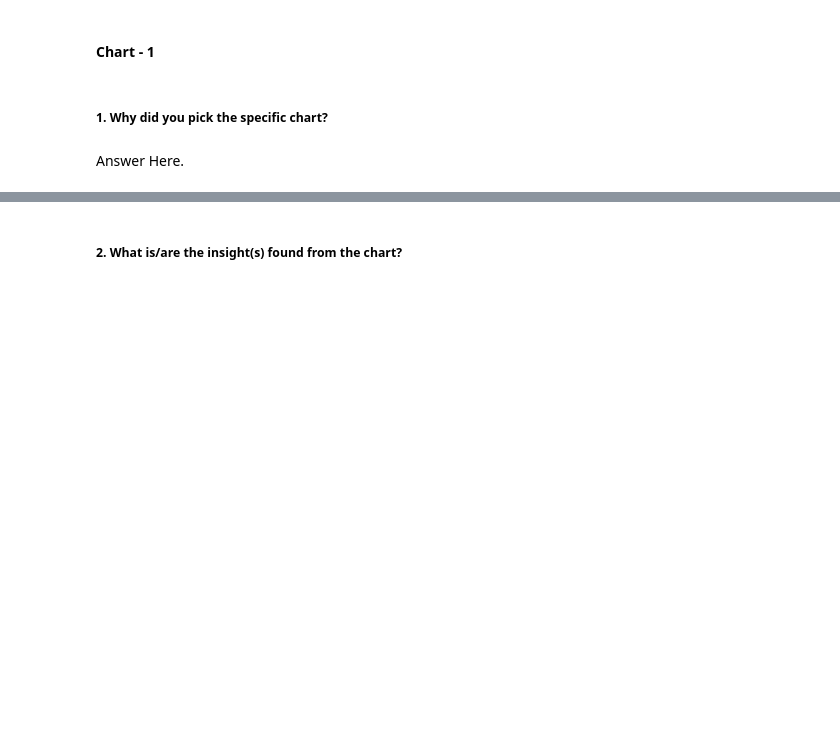
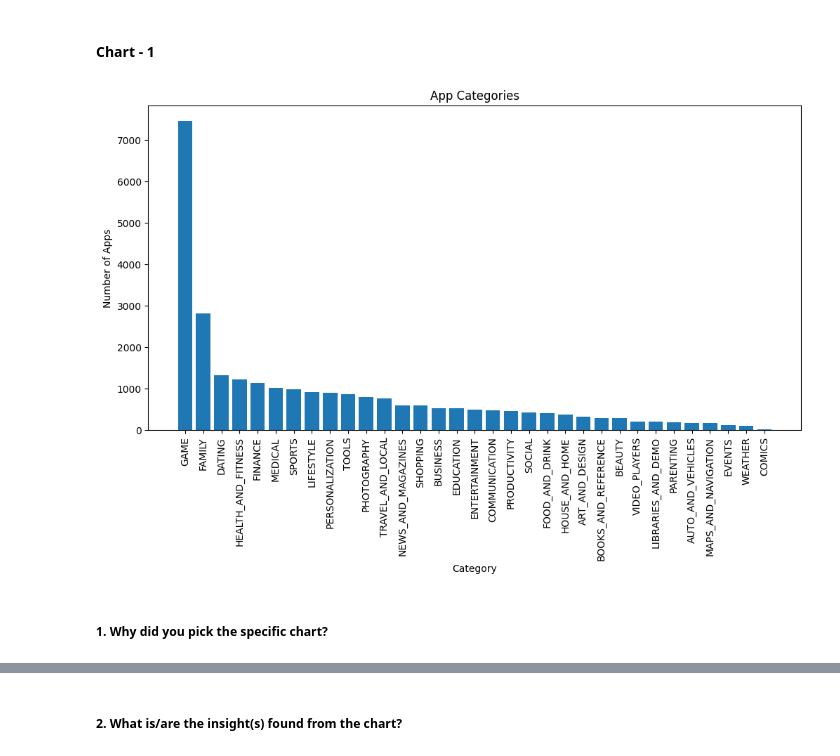
Before and after one commit to Mostaqul143/Playstore-App-Review-Analysis, a Jupyter notebook: EDA Submission Template.ipynb, the cells around one changed output, grey strips where cells are left out. Saved outputs shown, nothing was run; the diff lists cells and outputs as text; code cells hidden in the pictures; blank space fills up the shorter version.

```diff
--- a/EDA Submission Template.ipynb
+++ b/EDA Submission Template.ipynb
@@ -365,4 +369,18 @@ df.describe(include="all")
+# %%
+# Relationship between App Categories And Number Of Apps
+
+# Count the number of apps in each category
+category_count = df['Category'].value_counts()
+
+# Plot a bar chart of the app categories
+plt.figure(figsize=(12,6))
+plt.bar(category_count.index, category_count.values)
+plt.title('App Categories')
+plt.xlabel('Category')
+plt.ylabel('Number of Apps')
+plt.xticks(rotation=90)
+plt.show()
+# %% [output]
+[figure, added]
 # %% [markdown]
 ##### 1. Why did you pick the specific chart?
-# %% [markdown]
-Answer Here.
```
Also changed, not shown: parts of 119 cells of this notebook.
